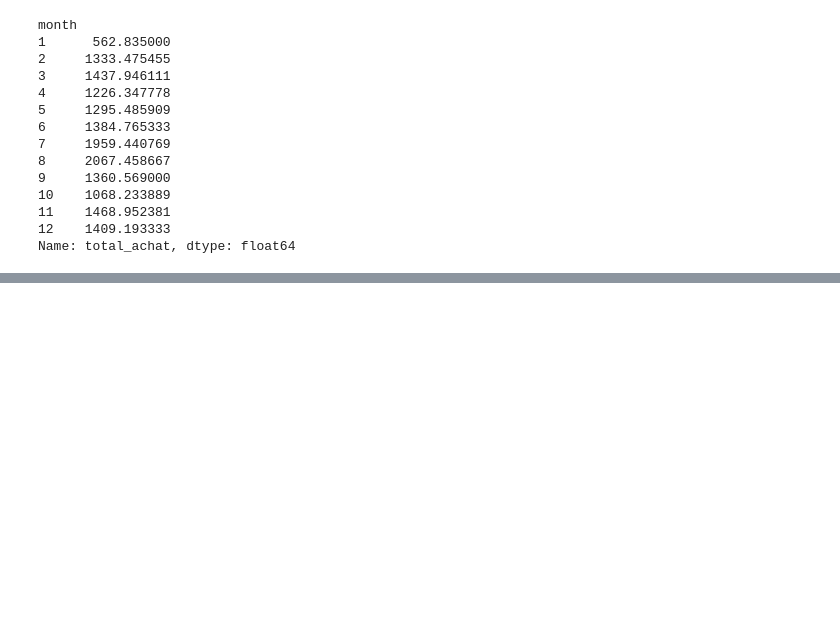
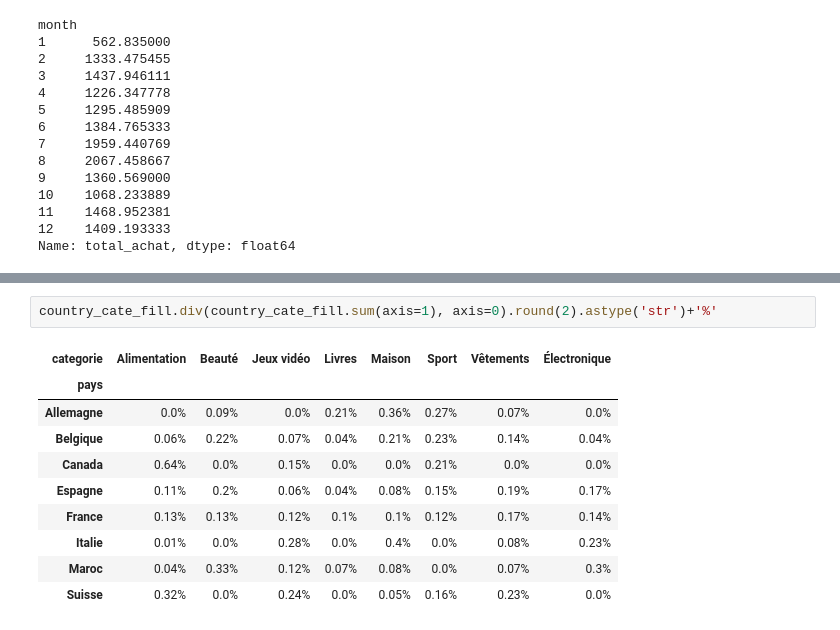
Before and after one commit to H3-8/pandas, a Jupyter notebook: notebook.ipynb, the cells around one changed output, grey strips where cells are left out. Saved outputs shown, nothing was run; the diff lists cells and outputs as text; blank space fills up the shorter version.

```diff
--- a/notebook.ipynb
+++ b/notebook.ipynb
@@ -575,0 +618,13 @@ Name: total_achat, dtype: float64
+# %%
+country_cate_fill.div(country_cate_fill.sum(axis=1), axis=0).round(2).astype('str')+'%'
+# %% [output]
+| categorie | Alimentation | Beauté | Jeux vidéo | Livres | Maison | Sport | Vêtements | Électronique |
+| pays |  |  |  |  |  |  |  |  |
+| Allemagne | 0.0% | 0.09% | 0.0% | 0.21% | 0.36% | 0.27% | 0.07% | 0.0% |
+| Belgique | 0.06% | 0.22% | 0.07% | 0.04% | 0.21% | 0.23% | 0.14% | 0.04% |
+| Canada | 0.64% | 0.0% | 0.15% | 0.0% | 0.0% | 0.21% | 0.0% | 0.0% |
+| Espagne | 0.11% | 0.2% | 0.06% | 0.04% | 0.08% | 0.15% | 0.19% | 0.17% |
+| France | 0.13% | 0.13% | 0.12% | 0.1% | 0.1% | 0.12% | 0.17% | 0.14% |
+| Italie | 0.01% | 0.0% | 0.28% | 0.0% | 0.4% | 0.0% | 0.08% | 0.23% |
+| Maroc | 0.04% | 0.33% | 0.12% | 0.07% | 0.08% | 0.0% | 0.07% | 0.3% |
+| Suisse | 0.32% | 0.0% | 0.24% | 0.0% | 0.05% | 0.16% | 0.23% | 0.0% |
```
Also changed, not shown: parts of 3 cells of this notebook.
